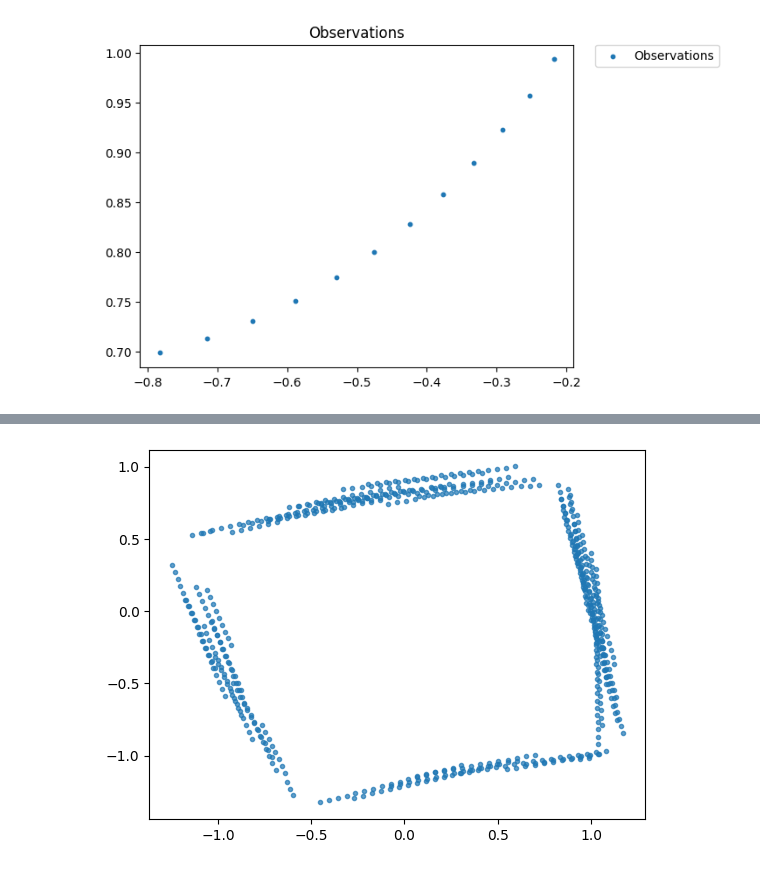
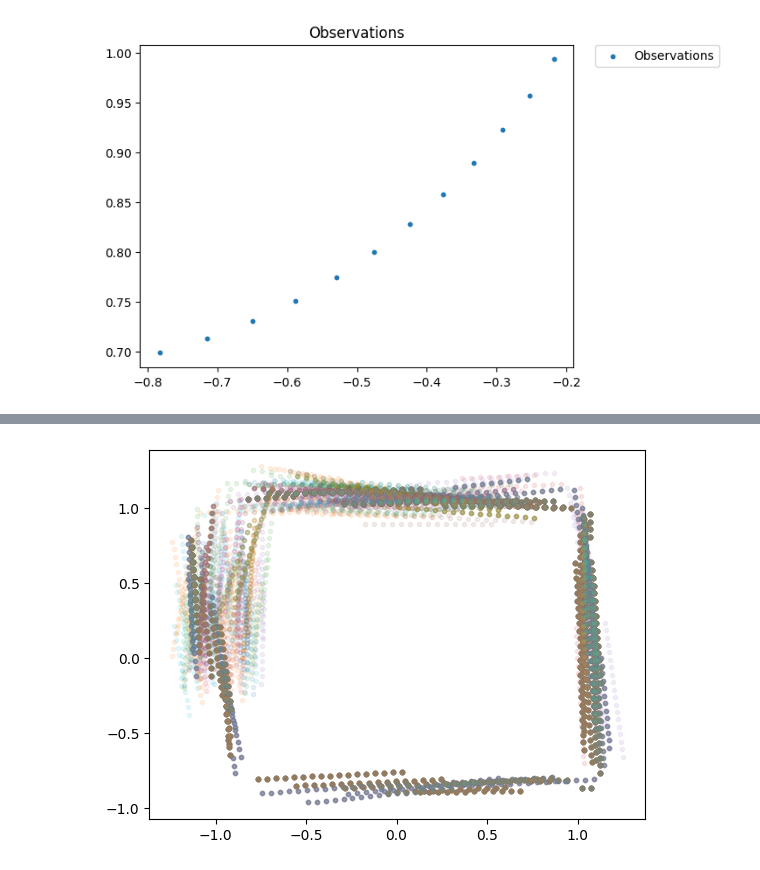
Before and after one commit to miquelmassot/pygp_particle_filter, a Jupyter notebook: example/example_pf.ipynb, the cells around one changed output, grey strips where cells are left out. Saved outputs shown, nothing was run; the diff lists cells and outputs as text; code cells hidden in the pictures.

```diff
--- a/example/example_pf.ipynb
+++ b/example/example_pf.ipynb
@@ -219,12 +220,11 @@ Number of effective particles:  46.09572492708303
 ... (90 outputs left out)
 # %%
 # Plot one particle observation map
-example_particle = particle_filter.particles[0]
-
-obs = example_particle.observations
 
 plt.figure()
-plt.plot(obs[:, 0], obs[:, 1], '.', alpha=0.7)
+for p in particle_filter.particles:
+    obs = p.observations
+    plt.plot(obs[:, 0], obs[:, 1], '.', alpha=0.1)
 plt.show()
 # %% [output]
-[figure, old version]
+[figure, new version]
```
Also changed, not shown: parts of 1 cell of this notebook, 2 other files.
